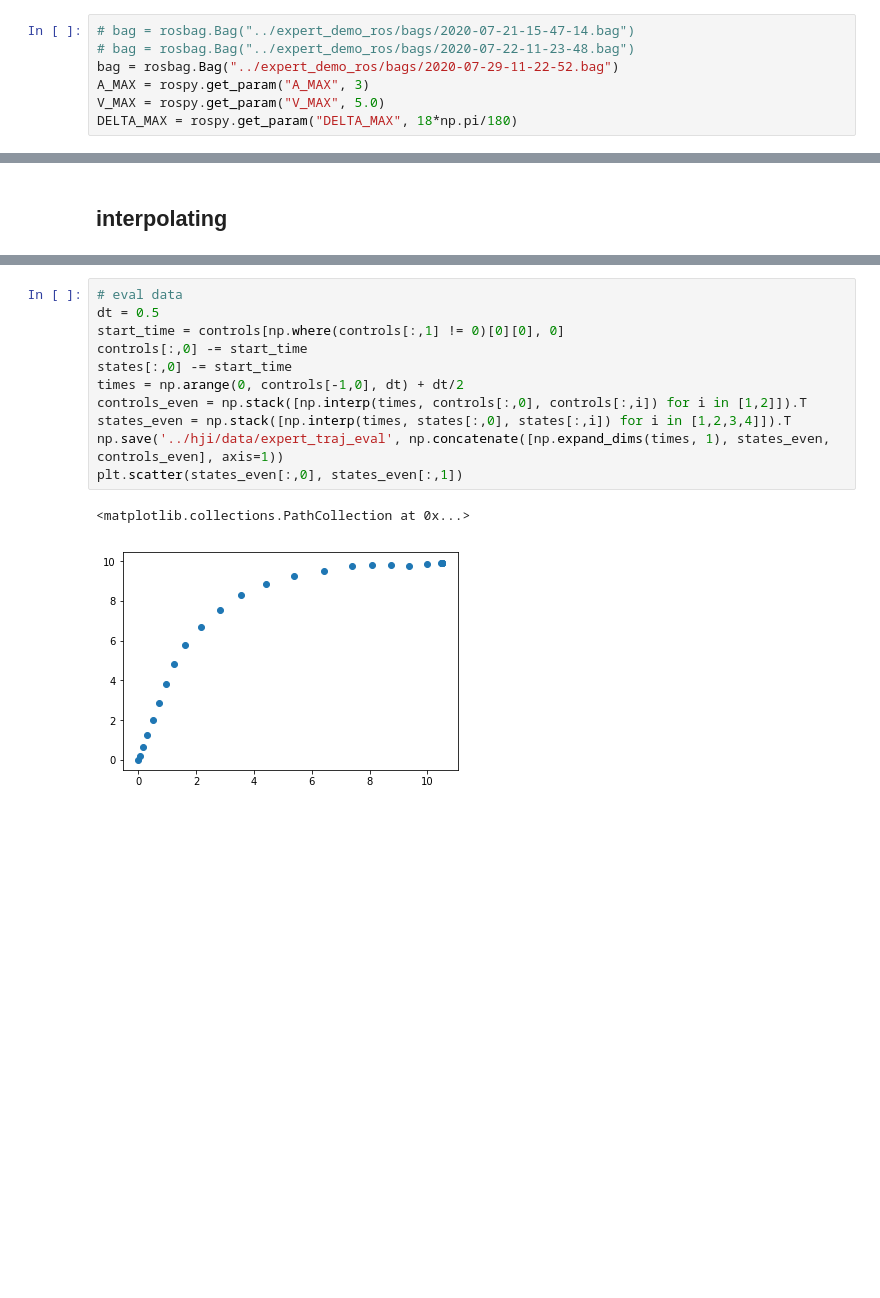
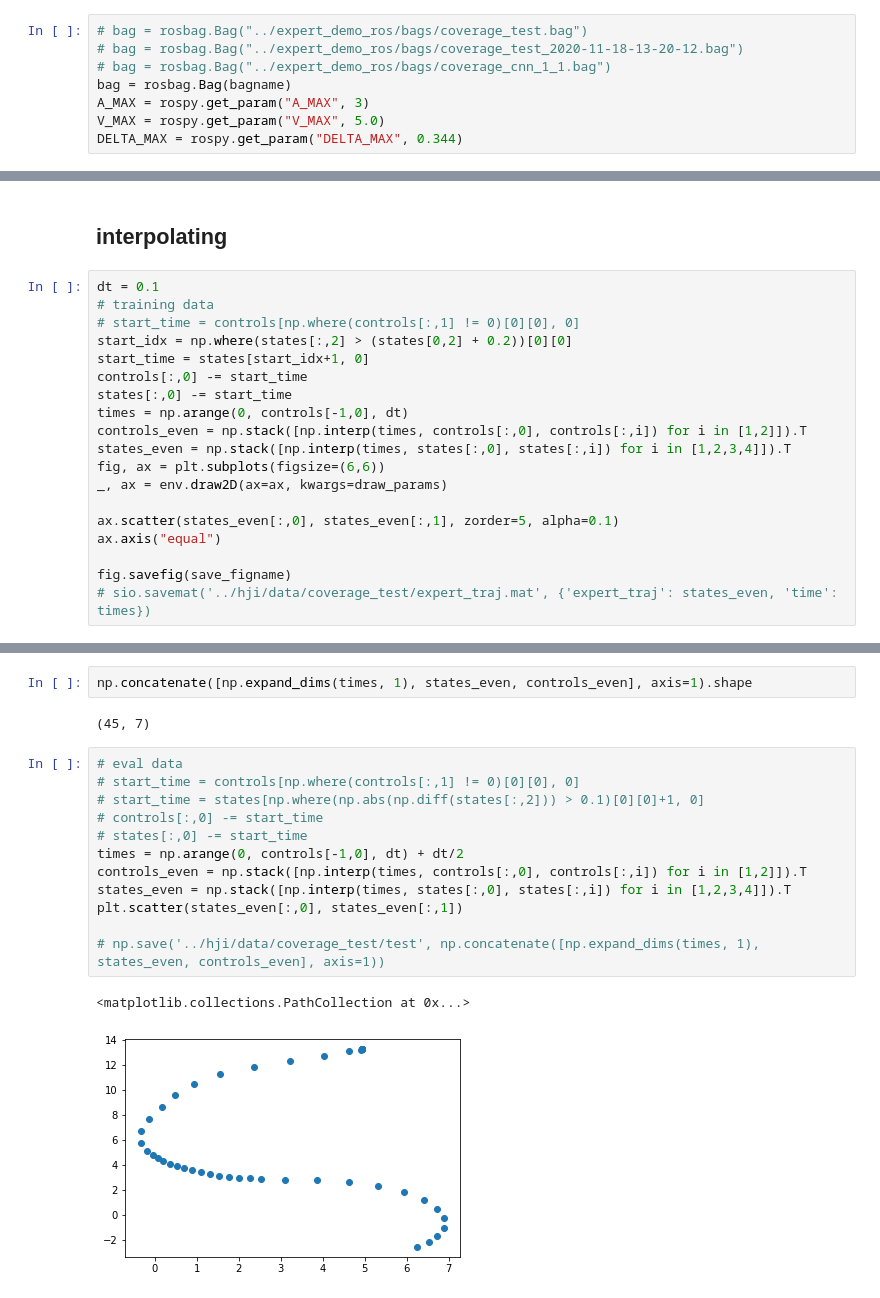
Before and after one commit to StanfordASL/stlcg_ctrl_syn, a Jupyter notebook: ctrl_syn/ROS.ipynb, the cells around one changed output, grey strips where cells are left out. Saved outputs shown, nothing was run; the diff lists cells and outputs as text; blank space fills up the shorter version.

```diff
--- a/ctrl_syn/ROS.ipynb
+++ b/ctrl_syn/ROS.ipynb
@@ -20,10 +163,11 @@ from utils.environment import *
 # %%
-# bag = rosbag.Bag("../expert_demo_ros/bags/2020-07-21-15-47-14.bag")
-# bag = rosbag.Bag("../expert_demo_ros/bags/2020-07-22-11-23-48.bag")
-bag = rosbag.Bag("../expert_demo_ros/bags/2020-07-29-11-22-52.bag")
+# bag = rosbag.Bag("../expert_demo_ros/bags/coverage_test.bag")
+# bag = rosbag.Bag("../expert_demo_ros/bags/coverage_test_2020-11-18-13-20-12.bag")
+# bag = rosbag.Bag("../expert_demo_ros/bags/coverage_cnn_1_1.bag")
+bag = rosbag.Bag(bagname)
 A_MAX = rospy.get_param("A_MAX", 3)
 V_MAX = rospy.get_param("V_MAX", 5.0)
-DELTA_MAX = rospy.get_param("DELTA_MAX", 18*np.pi/180)
+DELTA_MAX = rospy.get_param("DELTA_MAX", 0.344)
 # %%
 states = []
 for topic, msg, t in bag.read_messages(topics=['/robot/state']):
@@ -48,2 +209,21 @@ controls = np.array(controls)
 # %% [markdown]
 ## interpolating
+# %%
+dt = 0.1
+# training data
+# start_time = controls[np.where(controls[:,1] != 0)[0][0], 0]
+start_idx = np.where(states[:,2] > (states[0,2] + 0.2))[0][0]
+start_time = states[start_idx+1, 0]
+controls[:,0] -= start_time
+states[:,0] -= start_time
+times = np.arange(0, controls[-1,0], dt)
+controls_even = np.stack([np.interp(times, controls[:,0], controls[:,i]) for i in [1,2]]).T
+states_even = np.stack([np.interp(times, states[:,0], states[:,i]) for i in [1,2,3,4]]).T
+fig, ax = plt.subplots(figsize=(6,6))
+_, ax = env.draw2D(ax=ax, kwargs=draw_params)
+
+ax.scatter(states_even[:,0], states_even[:,1], zorder=5, alpha=0.1)
+ax.axis("equal")
+
+fig.savefig(save_figname)
+# sio.savemat('../hji/data/coverage_test/expert_traj.mat', {'expert_traj': states_even, 'time': times})
@@ -64,14 +252,19 @@ plt.scatter(states_even[:,0], states_even[:,1])
+# %%
+np.concatenate([np.expand_dims(times, 1), states_even, controls_even], axis=1).shape
+# %% [output]
+(45, 7)
 # %%
 # eval data
-dt = 0.5
-start_time = controls[np.where(controls[:,1] != 0)[0][0], 0]
-controls[:,0] -= start_time
-states[:,0] -= start_time
+# start_time = controls[np.where(controls[:,1] != 0)[0][0], 0]
+# start_time = states[np.where(np.abs(np.diff(states[:,2])) > 0.1)[0][0]+1, 0]
+# controls[:,0] -= start_time
+# states[:,0] -= start_time
 times = np.arange(0, controls[-1,0], dt) + dt/2
 controls_even = np.stack([np.interp(times, controls[:,0], controls[:,i]) for i in [1,2]]).T
 states_even = np.stack([np.interp(times, states[:,0], states[:,i]) for i in [1,2,3,4]]).T
-np.save('../hji/data/expert_traj_eval', np.concatenate([np.expand_dims(times, 1), states_even, controls_even], axis=1))
 plt.scatter(states_even[:,0], states_even[:,1])
+
+# np.save('../hji/data/coverage_test/test', np.concatenate([np.expand_dims(times, 1), states_even, controls_even], axis=1))
 # %% [output]
 <matplotlib.collections.PathCollection at 0x...>
-[figure, old version]
+[figure, new version]
```
Also changed, not shown: parts of 29 cells of this notebook, 1 other file.
